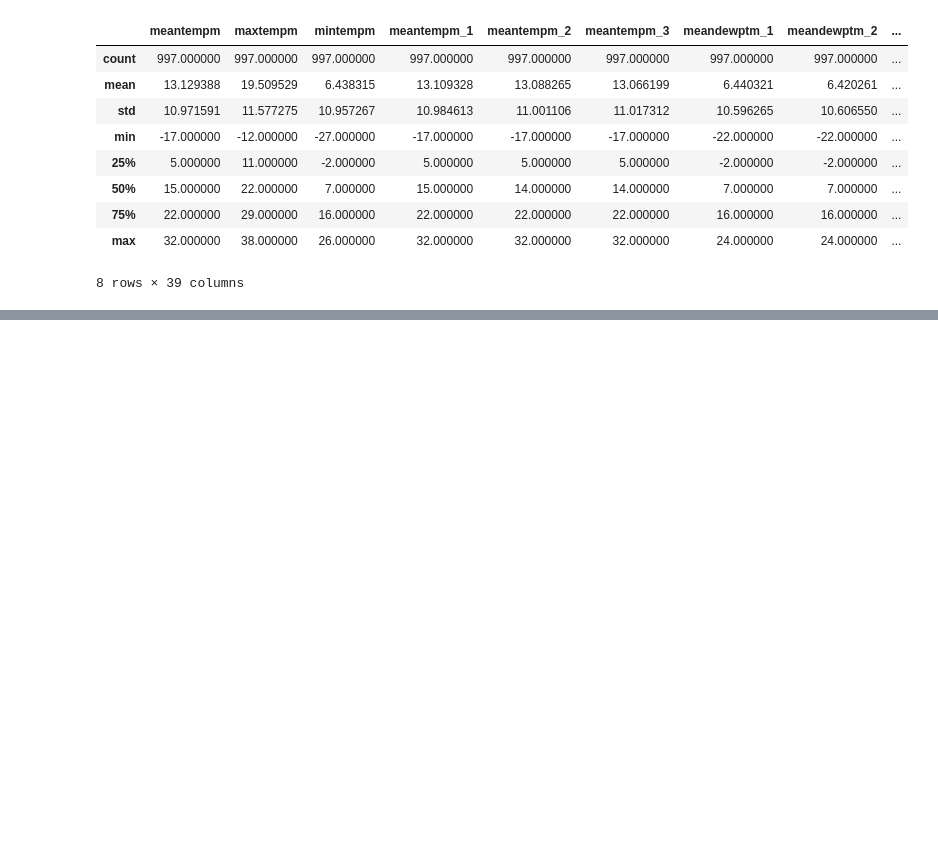
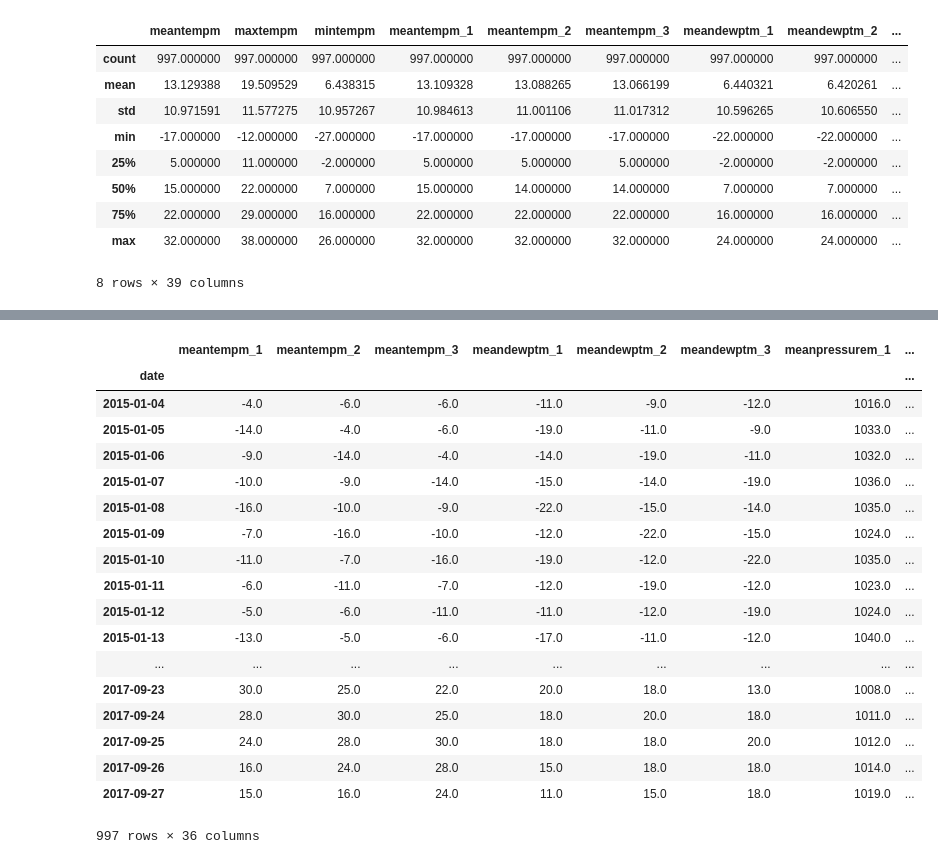
Before and after one commit to suyash0103/Weather-Predict, a Jupyter notebook: predict-deep_neural_network.ipynb, the cells around one changed output, grey strips where cells are left out. Cells and saved outputs as stored; diff of their text form; code cells hidden in the pictures; blank space fills up the shorter version.

```diff
--- a/predict-deep_neural_network.ipynb
+++ b/predict-deep_neural_network.ipynb
@@ -43,0 +85,31 @@ df.describe()
+# %%
+# First drop the maxtempm and mintempm from the dataframe
+df = df.drop(['mintempm', 'maxtempm'], axis=1)
+
+# X will be a pandas dataframe of all columns except meantempm
+X = df[[col for col in df.columns if col != 'meantempm']]
+
+# y will be a pandas series of the meantempm
+y = df['meantempm']
+# %%
+X
+# %% [output]
+|  | meantempm_1 | meantempm_2 | meantempm_3 | meandewptm_1 | meandewptm_2 | meandewptm_3 | meanpressurem_1 | ... |
+| date |  |  |  |  |  |  |  | ... |
+| 2015-01-04 | -4.0 | -6.0 | -6.0 | -11.0 | -9.0 | -12.0 | 1016.0 | ... |
+| 2015-01-05 | -14.0 | -4.0 | -6.0 | -19.0 | -11.0 | -9.0 | 1033.0 | ... |
+| 2015-01-06 | -9.0 | -14.0 | -4.0 | -14.0 | -19.0 | -11.0 | 1032.0 | ... |
+| 2015-01-07 | -10.0 | -9.0 | -14.0 | -15.0 | -14.0 | -19.0 | 1036.0 | ... |
+| 2015-01-08 | -16.0 | -10.0 | -9.0 | -22.0 | -15.0 | -14.0 | 1035.0 | ... |
+| 2015-01-09 | -7.0 | -16.0 | -10.0 | -12.0 | -22.0 | -15.0 | 1024.0 | ... |
+| 2015-01-10 | -11.0 | -7.0 | -16.0 | -19.0 | -12.0 | -22.0 | 1035.0 | ... |
+| 2015-01-11 | -6.0 | -11.0 | -7.0 | -12.0 | -19.0 | -12.0 | 1023.0 | ... |
+| 2015-01-12 | -5.0 | -6.0 | -11.0 | -11.0 | -12.0 | -19.0 | 1024.0 | ... |
+| 2015-01-13 | -13.0 | -5.0 | -6.0 | -17.0 | -11.0 | -12.0 | 1040.0 | ... |
+| ... | ... | ... | ... | ... | ... | ... | ... | ... |
+| 2017-09-23 | 30.0 | 25.0 | 22.0 | 20.0 | 18.0 | 13.0 | 1008.0 | ... |
+| 2017-09-24 | 28.0 | 30.0 | 25.0 | 18.0 | 20.0 | 18.0 | 1011.0 | ... |
+| 2017-09-25 | 24.0 | 28.0 | 30.0 | 18.0 | 18.0 | 20.0 | 1012.0 | ... |
+| 2017-09-26 | 16.0 | 24.0 | 28.0 | 15.0 | 18.0 | 18.0 | 1014.0 | ... |
+| 2017-09-27 | 15.0 | 16.0 | 24.0 | 11.0 | 15.0 | 18.0 | 1019.0 | ... |
+997 rows × 36 columns
```
Also changed, not shown: parts of 2 cells of this notebook.
